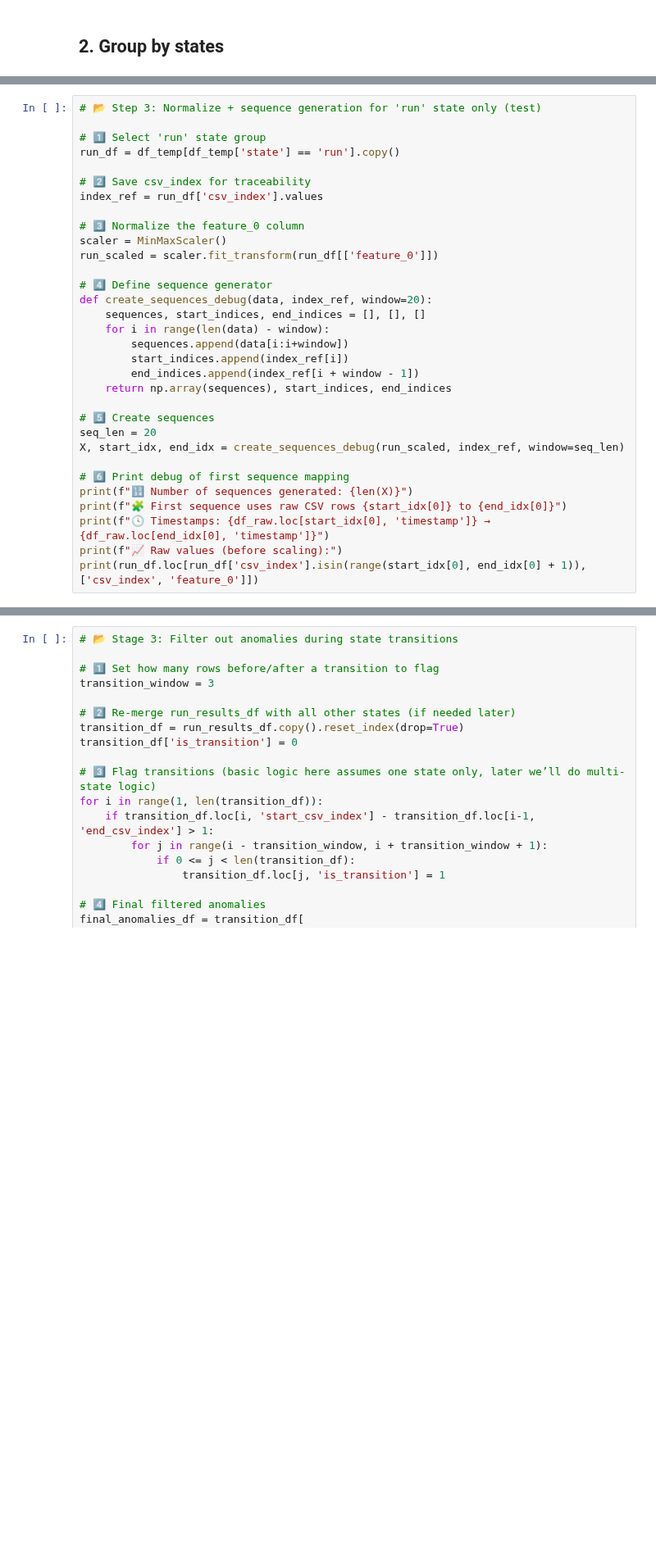
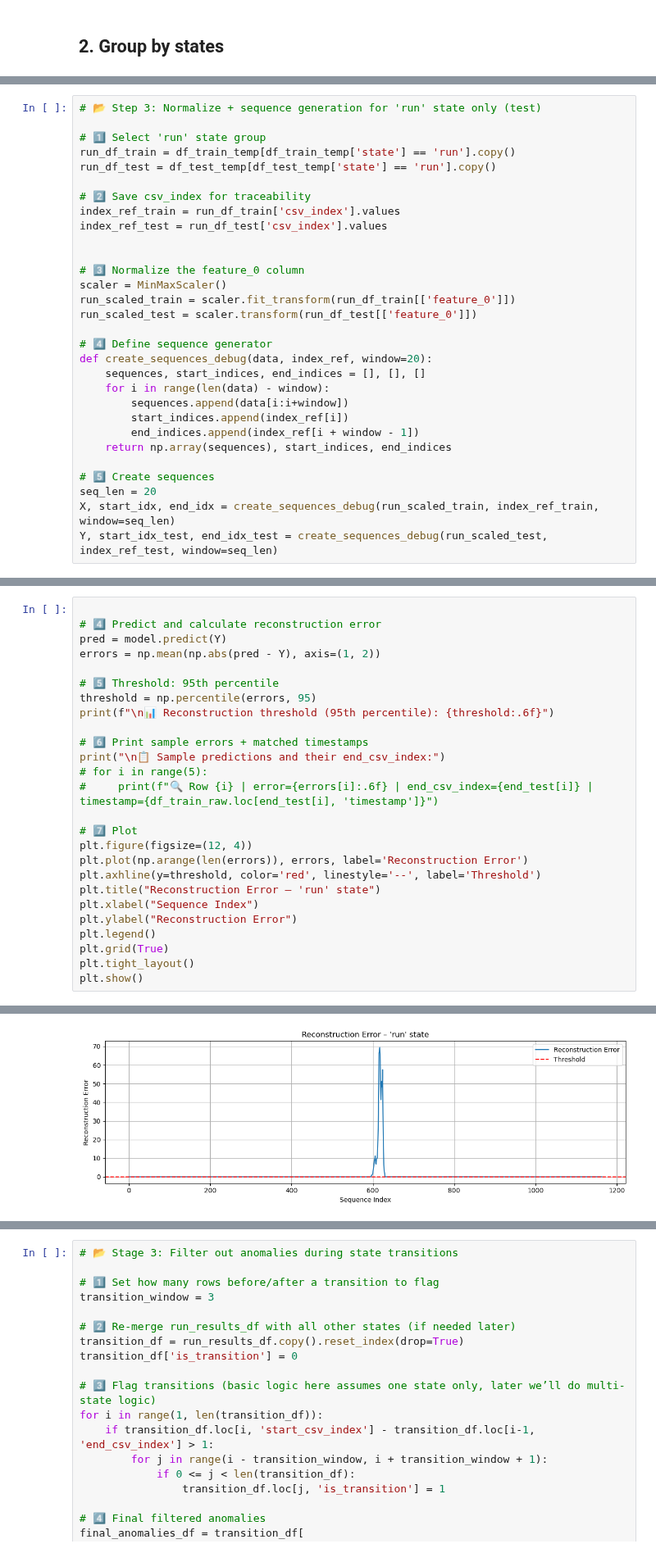
Before and after one commit to advancedbmt/anomaly-detection, a Jupyter notebook: test_cases/staging_lstm_autoencoder.ipynb, the cells around one changed output, grey strips where cells are left out. Shown at 82% size. Drawn from its saved outputs; the diff is of its cells as text; blank space fills up the shorter version.

Commit message:
resolve the wrong prediction issue

```diff
--- a/test_cases/staging_lstm_autoencoder.ipynb
+++ b/test_cases/staging_lstm_autoencoder.ipynb
@@ -85,14 +74,18 @@ Name: state, dtype: int64
 # 📂 Step 3: Normalize + sequence generation for 'run' state only (test)
 
 # 1️⃣ Select 'run' state group
-run_df = df_temp[df_temp['state'] == 'run'].copy()
+run_df_train = df_train_temp[df_train_temp['state'] == 'run'].copy()
+run_df_test = df_test_temp[df_test_temp['state'] == 'run'].copy()
 
 # 2️⃣ Save csv_index for traceability
-index_ref = run_df['csv_index'].values
+index_ref_train = run_df_train['csv_index'].values
+index_ref_test = run_df_test['csv_index'].values
+
 
 # 3️⃣ Normalize the feature_0 column
 scaler = MinMaxScaler()
-run_scaled = scaler.fit_transform(run_df[['feature_0']])
+run_scaled_train = scaler.fit_transform(run_df_train[['feature_0']])
+run_scaled_test = scaler.transform(run_df_test[['feature_0']])
 
 # 4️⃣ Define sequence generator
 def create_sequences_debug(data, index_ref, window=20):
@@ -105,11 +98,5 @@ def create_sequences_debug(data, index_ref, window=20):
 
 # 5️⃣ Create sequences
 seq_len = 20
-X, start_idx, end_idx = create_sequences_debug(run_scaled, index_ref, window=seq_len)
-
-# 6️⃣ Print debug of first sequence mapping
-print(f"🔢 Number of sequences generated: {len(X)}")
-print(f"🧩 First sequence uses raw CSV rows {start_idx[0]} to {end_idx[0]}")
-print(f"🕓 Timestamps: {df_raw.loc[start_idx[0], 'timestamp']} → {df_raw.loc[end_idx[0], 'timestamp']}")
-print(f"📈 Raw values (before scaling):")
-print(run_df.loc[run_df['csv_index'].isin(range(start_idx[0], end_idx[0] + 1)), ['csv_index', 'feature_0']])
+X, start_idx, end_idx = create_sequences_debug(run_scaled_train, index_ref_train, window=seq_len)
+Y, start_idx_test, end_idx_test = create_sequences_debug(run_scaled_test, index_ref_test, window=seq_len)
@@ -198,0 +140,27 @@ Epoch 7/10
+# %%
+
+# 4️⃣ Predict and calculate reconstruction error
+pred = model.predict(Y)
+errors = np.mean(np.abs(pred - Y), axis=(1, 2))
+
+# 5️⃣ Threshold: 95th percentile
+threshold = np.percentile(errors, 95)
+print(f"\n📊 Reconstruction threshold (95th percentile): {threshold:.6f}")
+
+# 6️⃣ Print sample errors + matched timestamps
+print("\n📋 Sample predictions and their end_csv_index:")
+# for i in range(5):
+#     print(f"🔍 Row {i} | error={errors[i]:.6f} | end_csv_index={end_test[i]} | timestamp={df_train_raw.loc[end_test[i], 'timestamp']}")
+
+# 7️⃣ Plot
+plt.figure(figsize=(12, 4))
+plt.plot(np.arange(len(errors)), errors, label='Reconstruction Error')
+plt.axhline(y=threshold, color='red', linestyle='--', label='Threshold')
+plt.title("Reconstruction Error – 'run' state")
+plt.xlabel("Sequence Index")
+plt.ylabel("Reconstruction Error")
+plt.legend()
+plt.grid(True)
+plt.tight_layout()
+plt.show()
+# %% [output]
@@ -199,3 +172,4 @@ Epoch 7/10
+[figure, added]
 # %%
 # 📂 Step 5: Final result table for 'run' state
 
```
Also changed, not shown: parts of 7 cells of this notebook.
